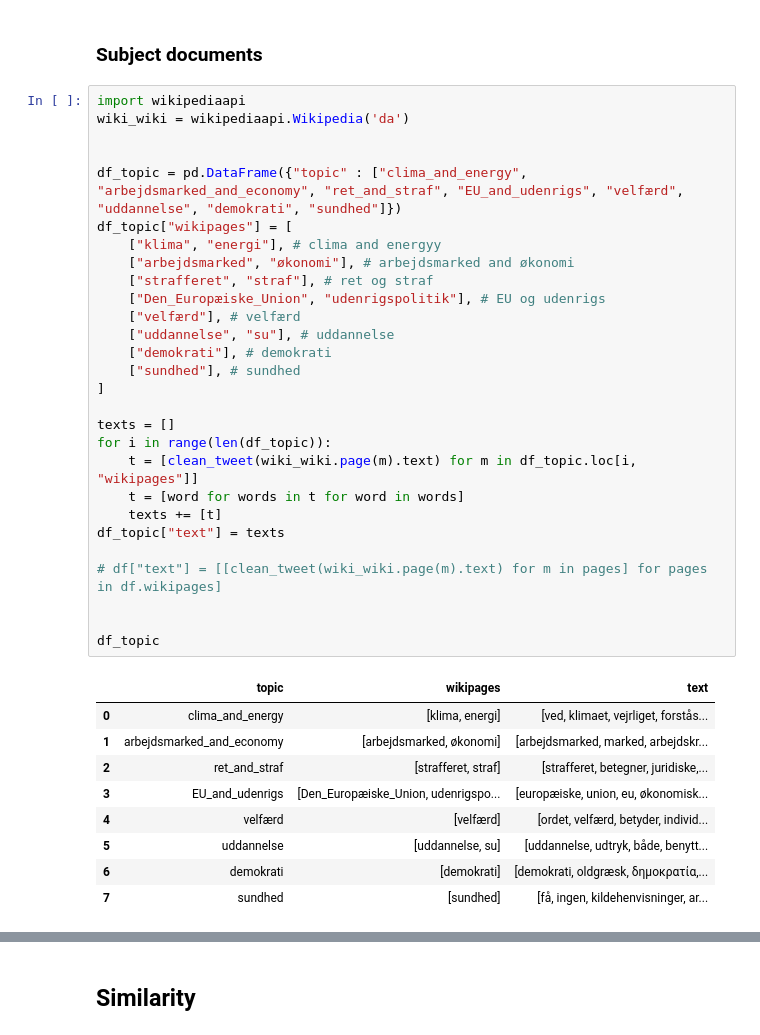
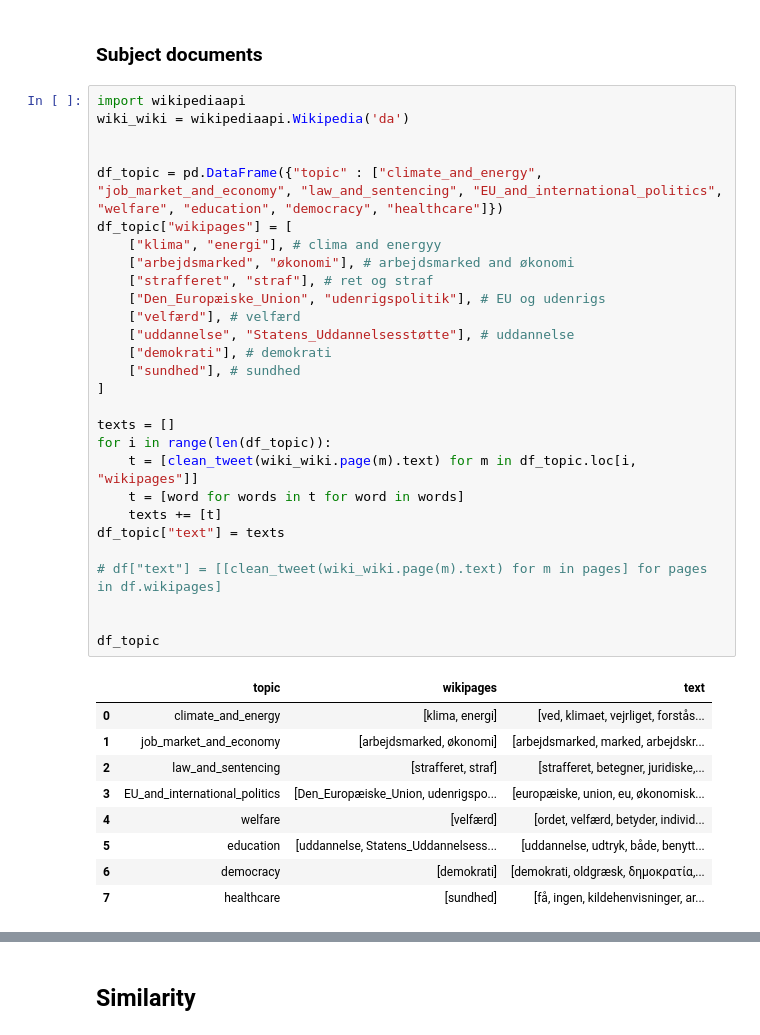
Before and after one commit to s180820/02807_dkpol, a Jupyter notebook: 03_candidate_test.ipynb, the cells around one changed output, grey strips where cells are left out. Cells and saved outputs as stored; diff of their text form.

```diff
--- a/03_candidate_test.ipynb
+++ b/03_candidate_test.ipynb
@@ -136,38 +136,38 @@ df_politician
 # %%
 import wikipediaapi
 wiki_wiki = wikipediaapi.Wikipedia('da')
 
 
-df_topic = pd.DataFrame({"topic" : ["clima_and_energy", "arbejdsmarked_and_economy", "ret_and_straf", "EU_and_udenrigs", "velfærd", "uddannelse", "demokrati", "sundhed"]})
+df_topic = pd.DataFrame({"topic" : ["climate_and_energy", "job_market_and_economy", "law_and_sentencing", "EU_and_international_politics", "welfare", "education", "democracy", "healthcare"]})
 df_topic["wikipages"] = [
     ["klima", "energi"], # clima and energyy
     ["arbejdsmarked", "økonomi"], # arbejdsmarked and økonomi
     ["strafferet", "straf"], # ret og straf
     ["Den_Europæiske_Union", "udenrigspolitik"], # EU og udenrigs
     ["velfærd"], # velfærd
-    ["uddannelse", "su"], # uddannelse
+    ["uddannelse", "Statens_Uddannelsesstøtte"], # uddannelse
     ["demokrati"], # demokrati
     ["sundhed"], # sundhed
 ]
 
 texts = []
 for i in range(len(df_topic)):
     t = [clean_tweet(wiki_wiki.page(m).text) for m in df_topic.loc[i, "wikipages"]]
     t = [word for words in t for word in words]
     texts += [t]
 df_topic["text"] = texts
 
 # df["text"] = [[clean_tweet(wiki_wiki.page(m).text) for m in pages] for pages in df.wikipages]
 
 
 df_topic
 # %% [output]
 |  | topic | wikipages | text |
-| 0 | clima_and_energy | [klima, energi] | [ved, klimaet, vejrliget, forstås... |
-| 1 | arbejdsmarked_and_economy | [arbejdsmarked, økonomi] | [arbejdsmarked, marked, arbejdskr... |
-| 2 | ret_and_straf | [strafferet, straf] | [strafferet, betegner, juridiske,... |
-| 3 | EU_and_udenrigs | [Den_Europæiske_Union, udenrigspo... | [europæiske, union, eu, økonomisk... |
-| 4 | velfærd | [velfærd] | [ordet, velfærd, betyder, individ... |
-| 5 | uddannelse | [uddannelse, su] | [uddannelse, udtryk, både, benytt... |
-| 6 | demokrati | [demokrati] | [demokrati, oldgræsk, δημοκρατία,... |
-| 7 | sundhed | [sundhed] | [få, ingen, kildehenvisninger, ar... |
+| 0 | climate_and_energy | [klima, energi] | [ved, klimaet, vejrliget, forstås... |
+| 1 | job_market_and_economy | [arbejdsmarked, økonomi] | [arbejdsmarked, marked, arbejdskr... |
+| 2 | law_and_sentencing | [strafferet, straf] | [strafferet, betegner, juridiske,... |
+| 3 | EU_and_international_politics | [Den_Europæiske_Union, udenrigspo... | [europæiske, union, eu, økonomisk... |
+| 4 | welfare | [velfærd] | [ordet, velfærd, betyder, individ... |
+| 5 | education | [uddannelse, Statens_Uddannelsess... | [uddannelse, udtryk, både, benytt... |
+| 6 | democracy | [demokrati] | [demokrati, oldgræsk, δημοκρατία,... |
+| 7 | healthcare | [sundhed] | [få, ingen, kildehenvisninger, ar... |
```
Also changed, not shown: parts of 4 cells of this notebook, 3 other files.
